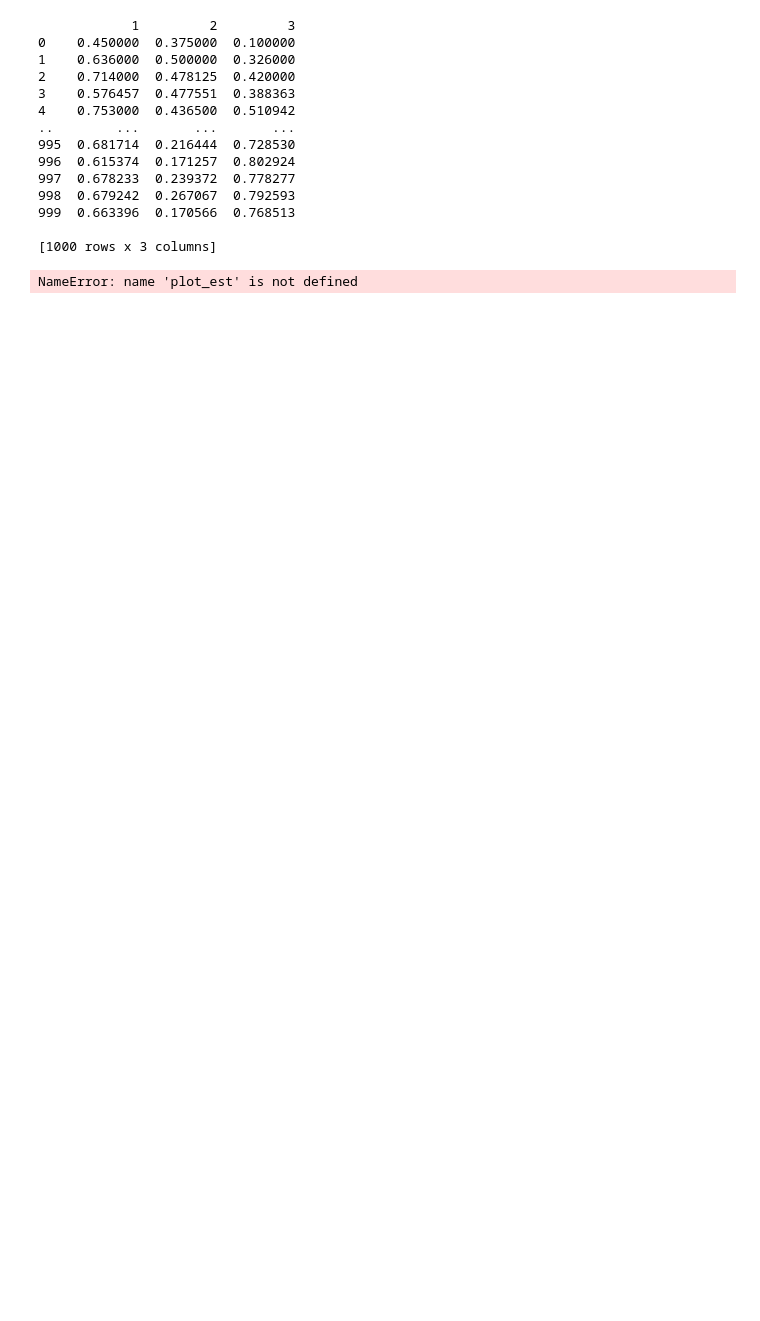
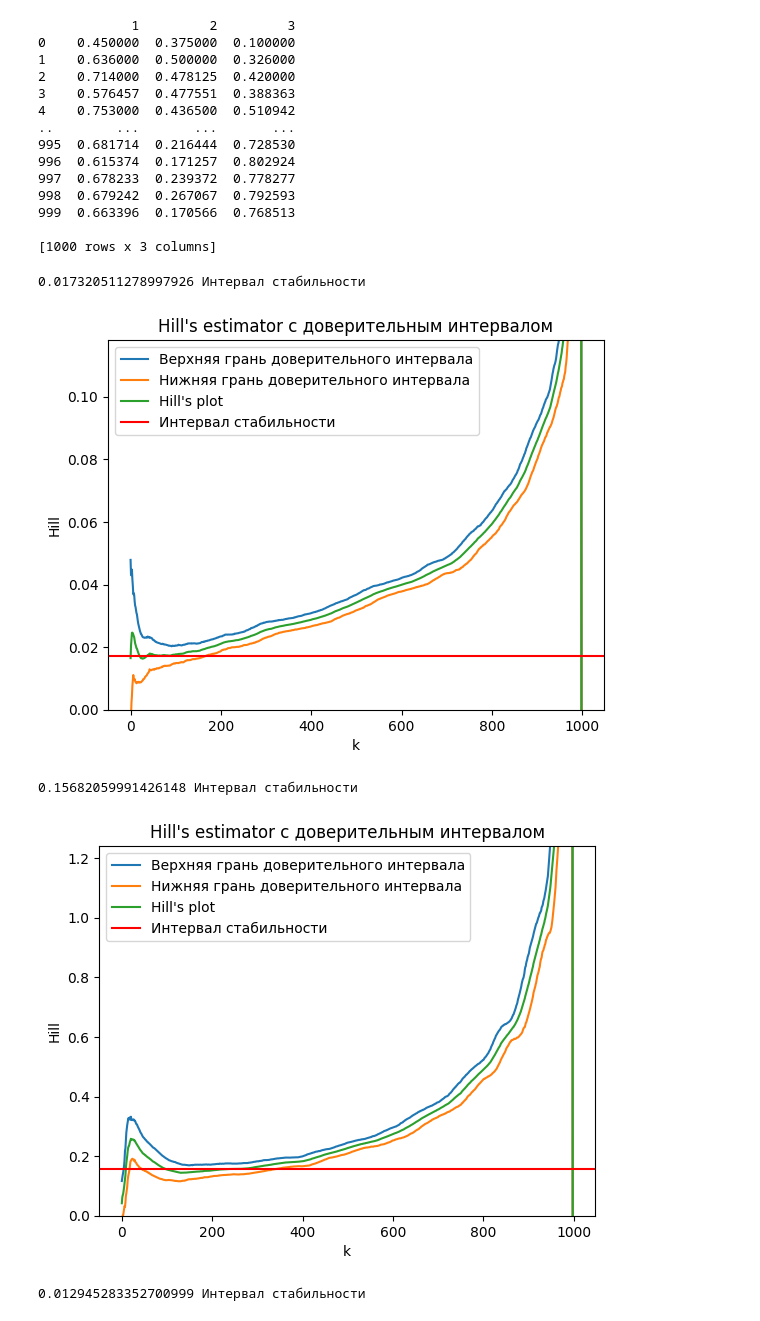
Before and after one commit to Mikhaelyes/Diploma, a Jupyter notebook: Programs/Synthetic_sequence.ipynb, the cells around one changed output. Drawn from its saved outputs; the diff is of its cells as text; code cells hidden in the pictures; blank space fills up the shorter version.

```diff
--- a/Programs/Synthetic_sequence.ipynb
+++ b/Programs/Synthetic_sequence.ipynb
@@ -168,9 +204,18 @@ seq_3 = data['3']
 gammah1 = pm.hill(seq_1)
 gammah2 = pm.hill(seq_2)
 gammah3 = pm.hill(seq_3)
+# %%
+interval = 0.9
+output_1 = pm.bootstrap_est(seq_1, interval, func=pm.hill)
+output_2 = pm.bootstrap_est(seq_2, interval, func=pm.hill)
+output_3 = pm.bootstrap_est(seq_3, interval, func=pm.hill)
 # %%
-plot_est(gammah1, label='Hill_estimator1')
-plot_est(gammah2, label='Hill_estimator2')
-plot_est(gammah3, label='Hill_estimator3')
+plot_est_bs(output_1, name='Hill')
+plot_est_bs(output_2, name='Hill')
+plot_est_bs(output_3, name='Hill')
 # %% [output]
-NameError: name 'plot_est' is not defined
+0.017320511278997926 Интервал стабильности
+[figure, added]
+0.15682059991426148 Интервал стабильности
+[figure, added]
+0.012945283352700999 Интервал стабильности
```
Also changed, not shown: parts of 19 cells of this notebook, 1 other file.
